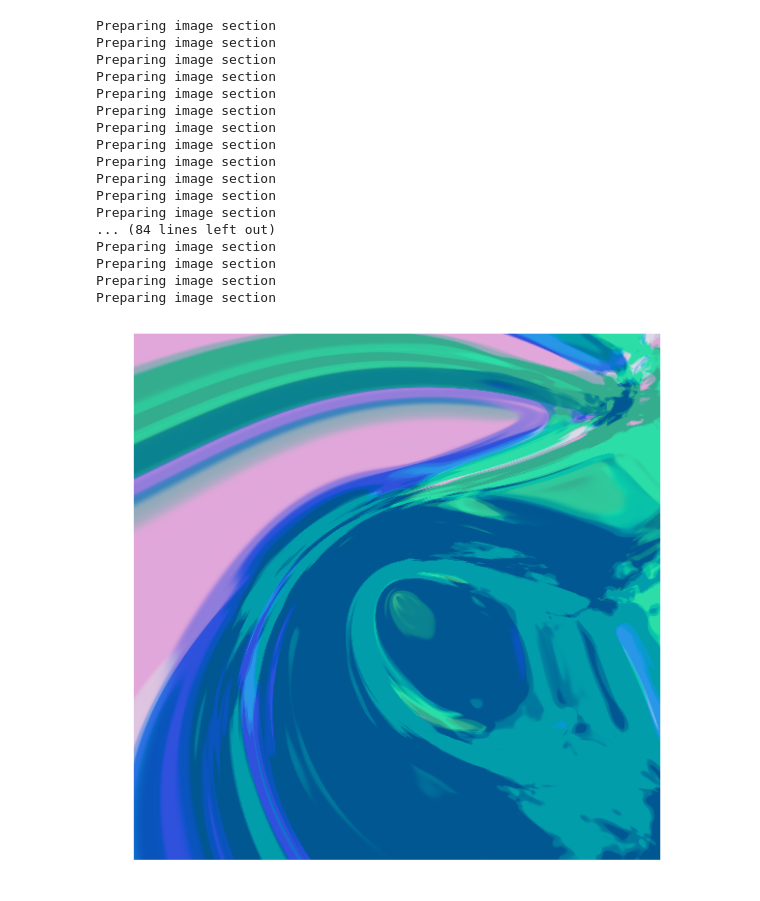
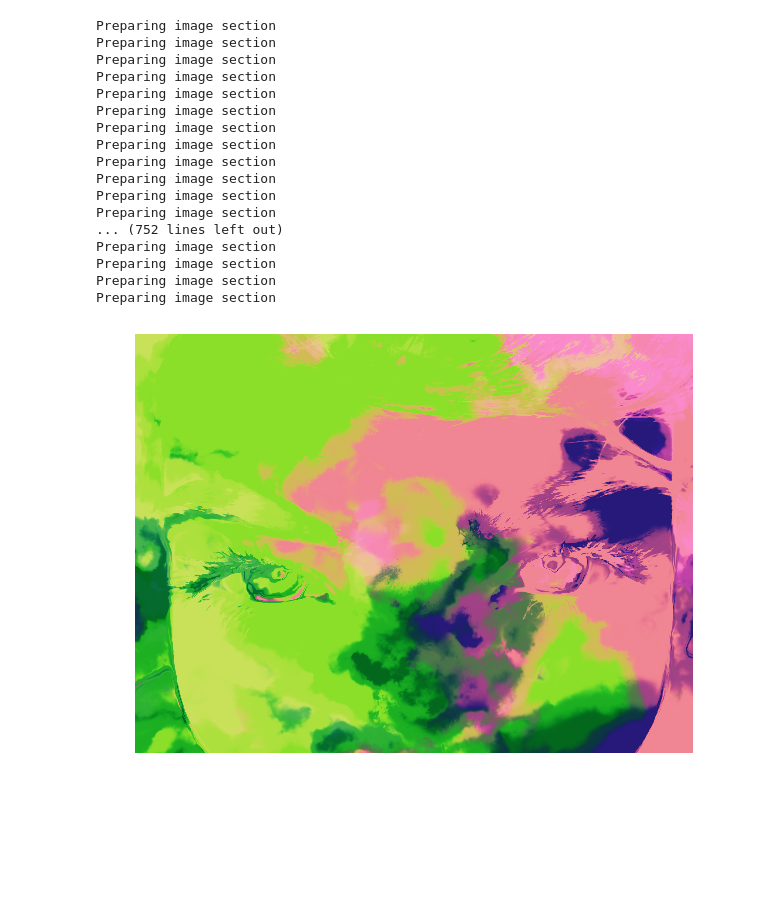
Before and after one commit to heysoos/cppn-tensorflow, a Jupyter notebook: cppn.ipynb, the cells around one changed output. Saved outputs shown, nothing was run; the diff lists cells and outputs as text; code cells hidden in the pictures; blank space fills up the shorter version.

Commit message:
- update model to be able to take arbitrary images as inputs

```diff
--- a/cppn.ipynb
+++ b/cppn.ipynb
@@ -119,0 +169,5 @@ Use `tf.variables_initializer` instead.
+# %%
+fig, ax = plt.subplots()
+ax.hist(img_data[:, :, 0].reshape(-1), 100, alpha=0.2)
+ax.hist(img_data[:, :, 1].reshape(-1), 100, alpha=0.2)
+ax.hist(img_data[:, :, 2].reshape(-1), 100, alpha=0.2)
@@ -120,24 +228,27 @@ Use `tf.variables_initializer` instead.
 # %%
-# sampler.reinit()
+fig, axes = plt.subplots(nrows=2, ncols=3)
+
+
 z2 = sampler.generate_z()[0]
 img = None
-
 z_scale = 0
 z_factor = np.random.normal(size=16) * z_scale
-
 sortidx = np.argsort(np.abs(z_factor))
 sortidy = np.argsort(np.abs(z2[0]))
-
 z_factor = z_factor[sortidx]
 z2 = z2[sortidy]
+zz = z2 * z_factor    #
+f_params = [5, 0, 0, 0, 0]
 
+for ax in axes.flat:
+    sampler.reinit()
+    img_data = sampler.generate(zz, x_dim = 512, y_dim = 512, scale = 0.01,
+                                f_params=f_params, img=img)
 
-zz = z2 * z_factor
-print(zz)
-#
-f_params = [15, 0, 0, 0, 0]
+    ax.set_aspect('equal')
+    ax.imshow(img_data)
+#     fig.patch.set_visible(False)
+    ax.axis('off')
 
-img_data = sampler.generate(zz, x_dim = 512, y_dim = 512, scale = 3,
-                            f_params=f_params, img=img)
-sampler.show_image(img_data)
-# plt.imshow(img_data)
+plt.tight_layout()
+plt.show()
@@ -167,31 +272,34 @@ plt.imshow(img_data)
 # %%
-img_data = sampler.generate_hires([zz], res=512, x_res_factor=10, y_res_factor=10,
-                                  scale=1, f_params=f_params, img=img)
+img_data = sampler.generate_hires([zz], res=124, x_res_factor=int(width_hires/124), y_res_factor=int(height_hires/124),
+                                  seed=pseed, scale=scale, f_params=f_params, img=im2_hires)
 sampler.show_image(img_data)
-plt.imshow(img_data)
+# plt.imshow(img_data)
 time = datetime.now().strftime("%y-%m-%d-%H-%M-%S.%f")
 folder = 'save/hi_res/'
 if not path.exists(folder):
     makedirs(folder)
 figname = folder + time + '.png'
 # sampler.save_png(img_data, figname)
+# img_data = rgba2rgb(img_data)
+# img_data = hsv2rgb(img_data)
+# img_data = xyz2rgb(img_data)
 imageio.imwrite(figname, (img_data * 255).astype(np.uint8), format='png')
 # %% [output]
 Preparing image section
 Preparing image section
 Preparing image section
 Preparing image section
 Preparing image section
 Preparing image section
 Preparing image section
 Preparing image section
 Preparing image section
 Preparing image section
 Preparing image section
 Preparing image section
-... (84 lines left out)
+... (752 lines left out)
 Preparing image section
 Preparing image section
 Preparing image section
 Preparing image section
-[figure, old version]
+[figure, new version]
```
Also changed, not shown: parts of 27 cells of this notebook, 3 other files.
